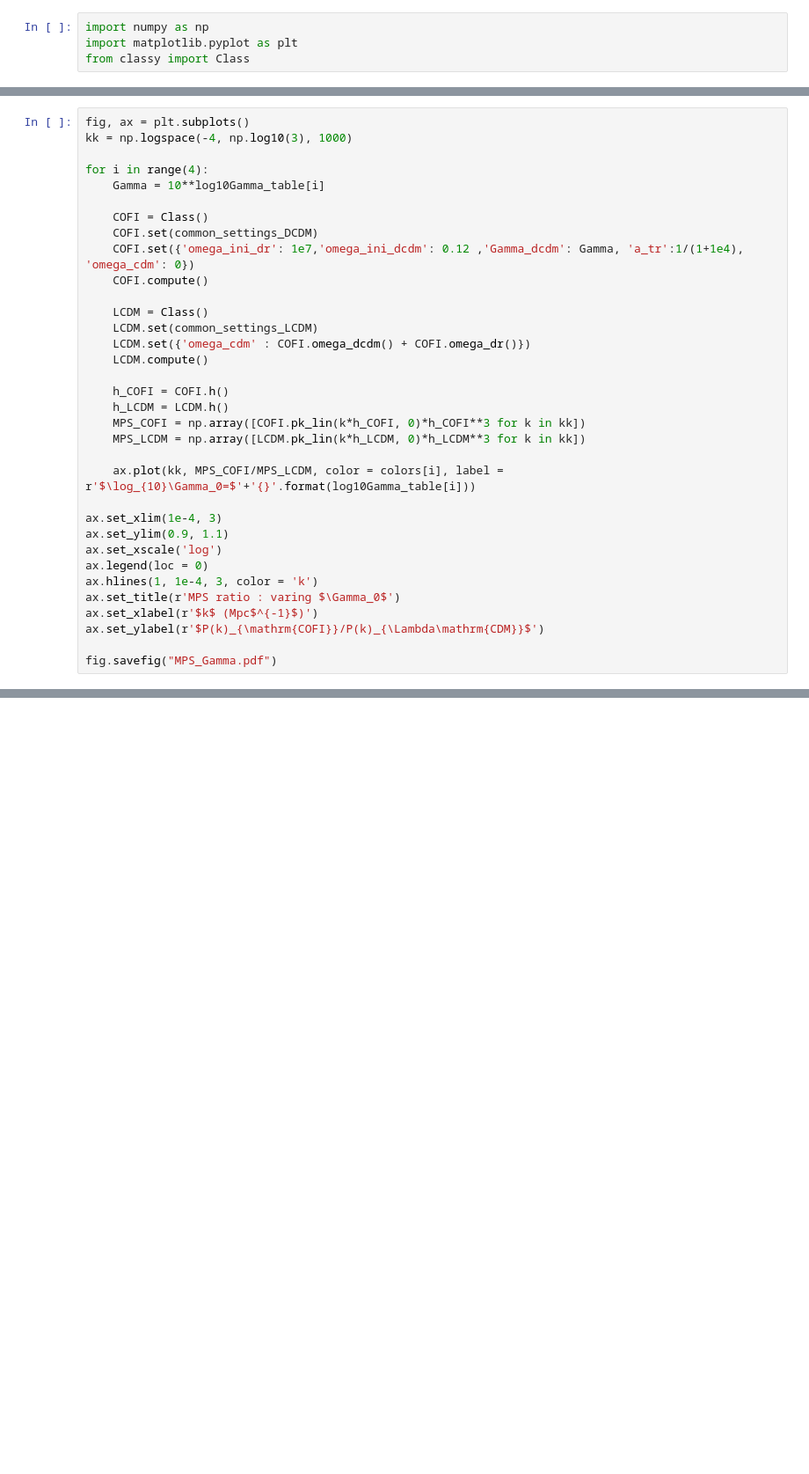
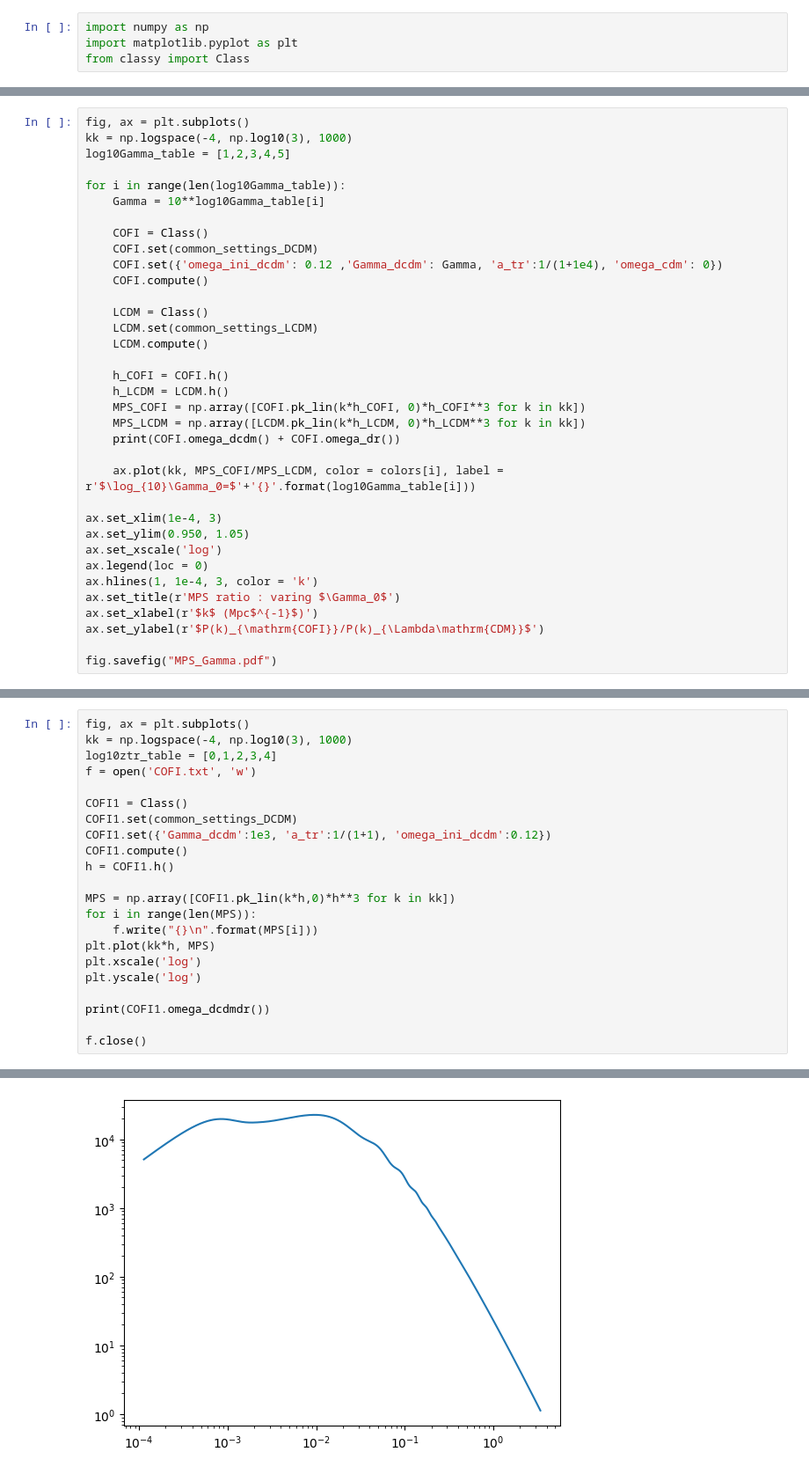
Before and after one commit to KoniOKoni/COFI, a Jupyter notebook: classexample/MPS.ipynb, the cells around one changed output, grey strips where cells are left out. Shown at 88% size. Cells and saved outputs as stored; diff of their text form; blank space fills up the shorter version.

```diff
--- a/classexample/MPS.ipynb
+++ b/classexample/MPS.ipynb
@@ -131,29 +130,30 @@ fig.savefig("MPS_ztr.pdf")
 # %%
 fig, ax = plt.subplots()
 kk = np.logspace(-4, np.log10(3), 1000)
+log10Gamma_table = [1,2,3,4,5]
 
-for i in range(4):
+for i in range(len(log10Gamma_table)):
     Gamma = 10**log10Gamma_table[i]
 
     COFI = Class()
     COFI.set(common_settings_DCDM)
-    COFI.set({'omega_ini_dr': 1e7,'omega_ini_dcdm': 0.12 ,'Gamma_dcdm': Gamma, 'a_tr':1/(1+1e4), 'omega_cdm': 0})
+    COFI.set({'omega_ini_dcdm': 0.12 ,'Gamma_dcdm': Gamma, 'a_tr':1/(1+1e4), 'omega_cdm': 0})
     COFI.compute()
 
     LCDM = Class()
     LCDM.set(common_settings_LCDM)
-    LCDM.set({'omega_cdm' : COFI.omega_dcdm() + COFI.omega_dr()})
     LCDM.compute()
 
     h_COFI = COFI.h()
     h_LCDM = LCDM.h()
     MPS_COFI = np.array([COFI.pk_lin(k*h_COFI, 0)*h_COFI**3 for k in kk])
     MPS_LCDM = np.array([LCDM.pk_lin(k*h_LCDM, 0)*h_LCDM**3 for k in kk])
+    print(COFI.omega_dcdm() + COFI.omega_dr())
 
     ax.plot(kk, MPS_COFI/MPS_LCDM, color = colors[i], label = r'$\log_{10}\Gamma_0=$'+'{}'.format(log10Gamma_table[i]))
 
 ax.set_xlim(1e-4, 3)
-ax.set_ylim(0.9, 1.1)
+ax.set_ylim(0.950, 1.05)
 ax.set_xscale('log')
 ax.legend(loc = 0)
 ax.hlines(1, 1e-4, 3, color = 'k')
@@ -229,0 +172,23 @@ h_COFI*COFI.Hubble(zeq)*h_LCDM
+# %%
+fig, ax = plt.subplots()
+kk = np.logspace(-4, np.log10(3), 1000)
+log10ztr_table = [0,1,2,3,4]
+f = open('COFI.txt', 'w')
+
+COFI1 = Class()
+COFI1.set(common_settings_DCDM)
+COFI1.set({'Gamma_dcdm':1e3, 'a_tr':1/(1+1), 'omega_ini_dcdm':0.12})
+COFI1.compute()
+h = COFI1.h()
+
+MPS = np.array([COFI1.pk_lin(k*h,0)*h**3 for k in kk])
+for i in range(len(MPS)):
+    f.write("{}\n".format(MPS[i]))
+plt.plot(kk*h, MPS)
+plt.xscale('log')
+plt.yscale('log')
+
+print(COFI1.omega_dcdmdr())
+
+f.close()
+# %% [output]
@@ -229,0 +196 @@ h_COFI*COFI.Hubble(zeq)*h_LCDM
+[figure, added]
```
Also changed, not shown: parts of 9 cells of this notebook, 24 other files.
